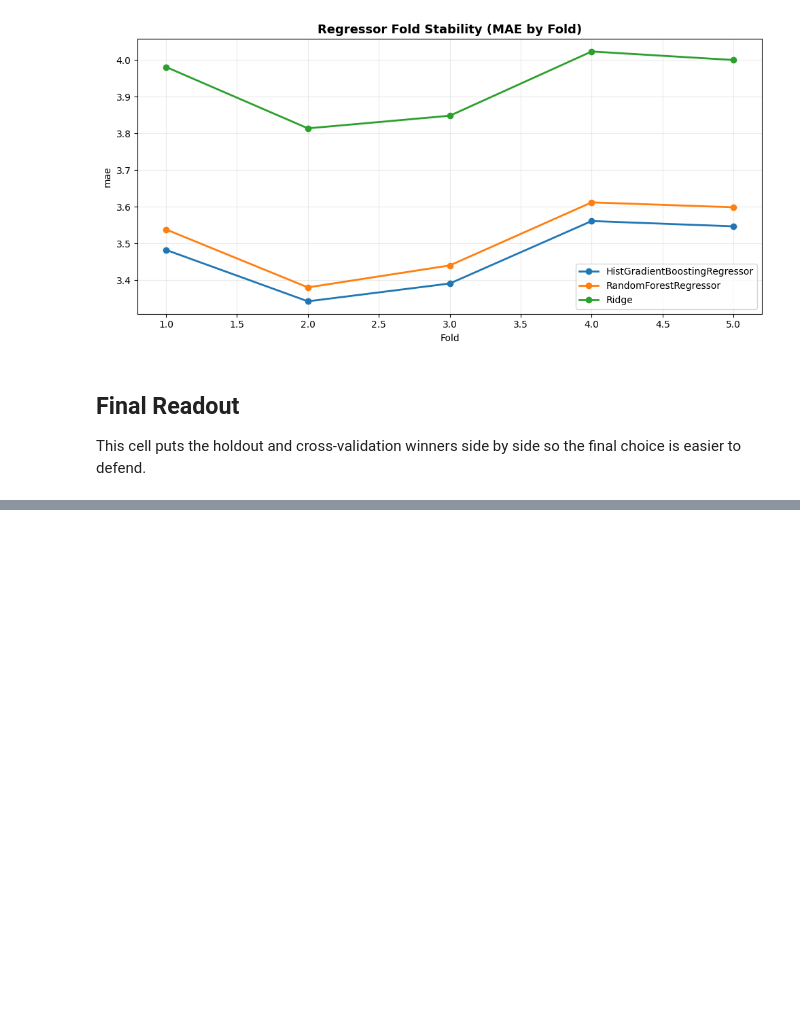
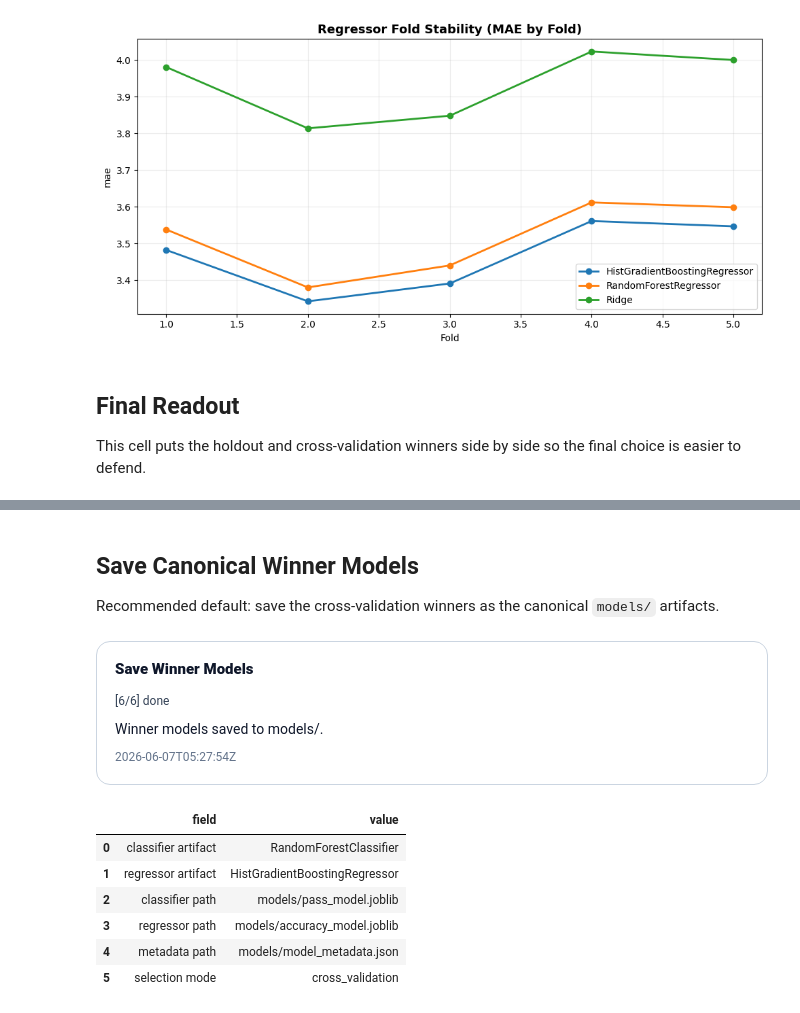
Before and after one commit to nayutalienx/osu-skill-predictor, a Jupyter notebook: notebooks/03_model_comparison.ipynb, the cells around one changed output, grey strips where cells are left out. Saved outputs shown, nothing was run; the diff lists cells and outputs as text; code cells hidden in the pictures; blank space fills up the shorter version.

```diff
--- a/notebooks/03_model_comparison.ipynb
+++ b/notebooks/03_model_comparison.ipynb
@@ -343,3 +363,22 @@ display(final_summary)
 |  | mode | classifier_winner | classifier_metric | regressor_winner | regressor_metric |
 | 0 | holdout | HistGradientBoostingClassifier | 0.994410 | HistGradientBoostingRegressor | 3.4143 |
 | 1 | cross_validation | RandomForestClassifier | 0.994699 | HistGradientBoostingRegressor | 3.4644 |
+# %% [markdown]
+## Save Canonical Winner Models
+
+Recommended default: save the cross-validation winners as the canonical `models/` artifacts.
+# %%
+SAVED_MODEL_ARTIFACTS = save_models_from_result(CV_RESULT)
+display_saved_model_summary(SAVED_MODEL_ARTIFACTS)
+# %% [output]
+Save Winner Models
+[6/6] done
+Winner models saved to models/.
+2026-06-07T05:27:54Z
+|  | field | value |
+| 0 | classifier artifact | RandomForestClassifier |
+| 1 | regressor artifact | HistGradientBoostingRegressor |
+| 2 | classifier path | models/pass_model.joblib |
+| 3 | regressor path | models/accuracy_model.joblib |
+| 4 | metadata path | models/model_metadata.json |
+| 5 | selection mode | cross_validation |
```
Also changed, not shown: parts of 6 cells of this notebook, 7 other files.
